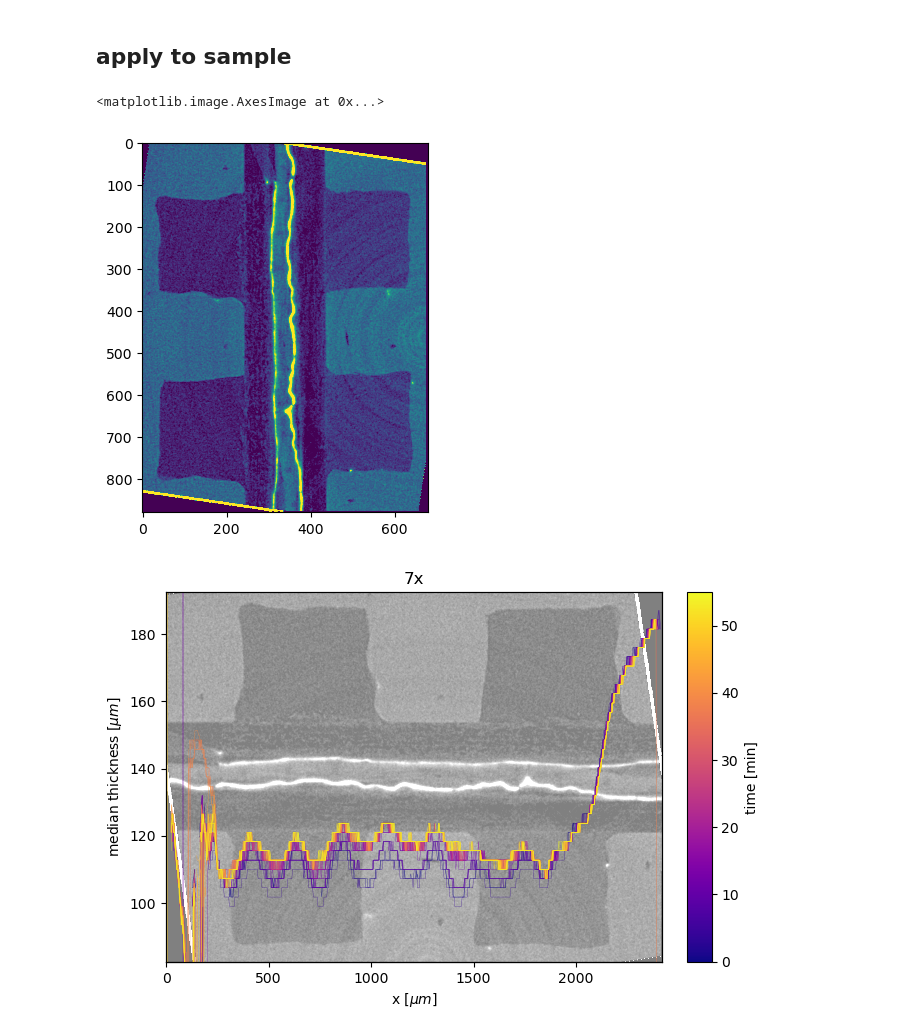
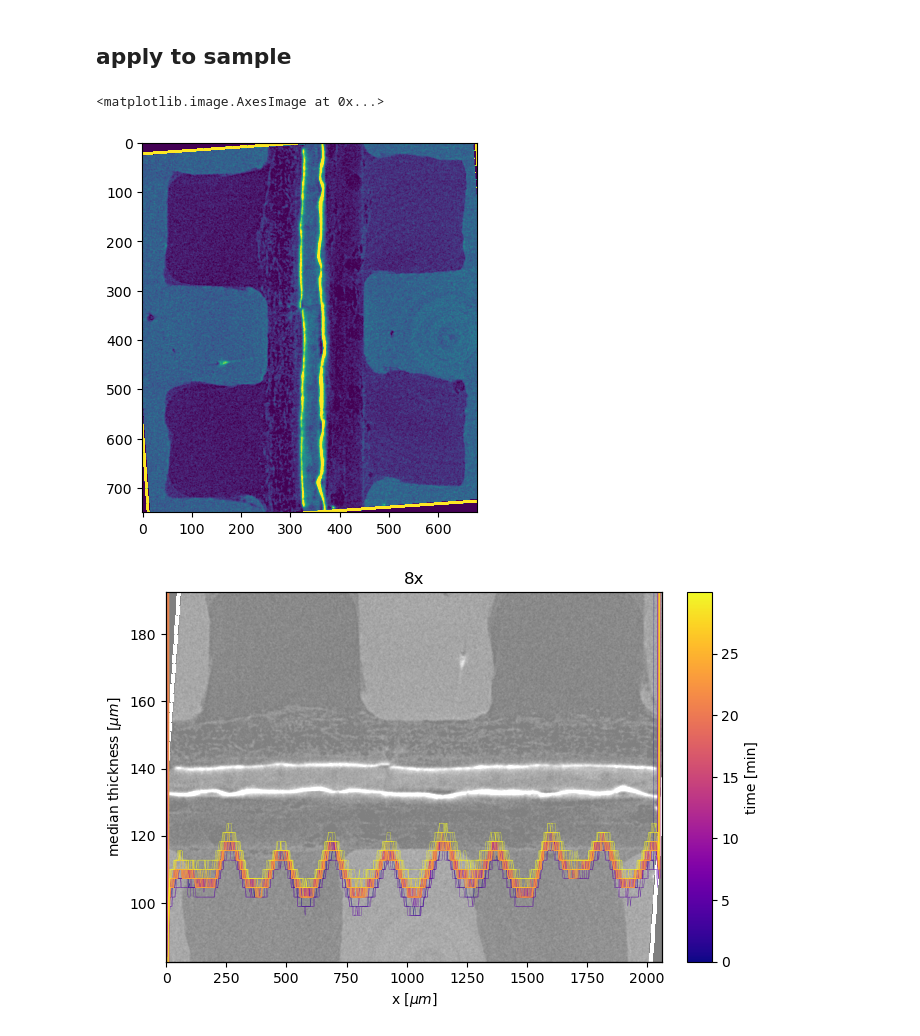
Before and after one commit to Pescatore23/co2ely-tomcat, a Jupyter notebook: data_analysis/04a_membrane_swelling.ipynb, the cells around one changed output. Saved outputs shown, nothing was run; the diff lists cells and outputs as text; code cells hidden in the pictures.

```diff
--- a/data_analysis/04a_membrane_swelling.ipynb
+++ b/data_analysis/04a_membrane_swelling.ipynb
@@ -167,7 +168,7 @@ def count_volume(im_p_sparse, shp, crops = [100, -100, 20, -20, 100, -100]):
 # %% [markdown]
 ## apply to sample
 # %%
-sample = '7x'
+sample = '8x'
 # %%
 # file = '01_'+sample+'_rotated_3p1D.nc'
 file = '02_'+sample+'_registered_3p1D.nc'
@@ -178,8 +179,8 @@ images.sort()
 # %%
 test = data[images[10]].data
 # %%
-plt.imshow(test[:,:,200], vmin=11000, vmax = 17000)
+plt.imshow(test[:,:,700], vmin=11000, vmax = 17000)
 # %% [output]
 <matplotlib.image.AxesImage at 0x...>
-[figure, old version]
+[figure, new version]
 # %%
@@ -201,7 +202,7 @@ def um2px(x):
     return x/pxmu
 
 fig, ax = plt.subplots()
-disp = test[:,:,200].T
+disp = test[:,:,700].T
 ax.imshow(disp, vmin=11000, vmax = 17000, cmap = 'gray', alpha=0.5)
 
 ax.set_xticks([])
@@ -247,7 +248,7 @@ fig.colorbar(cm.ScalarMappable(norm=normalize, cmap=cmap), cax=axins1, label='ti
 ax.set_title(sample)
 plt.savefig(os.path.join(image_output, sample+'_z_median_membrane_thickness.png'), dpi=1000)
 # %% [output]
-[figure, old version]
+[figure, new version]
 # %%
 CLpos = results_to_pseudo_sparse(results, test)
 # %%
```
Also changed, not shown: parts of 38 cells of this notebook, 1 other file.
